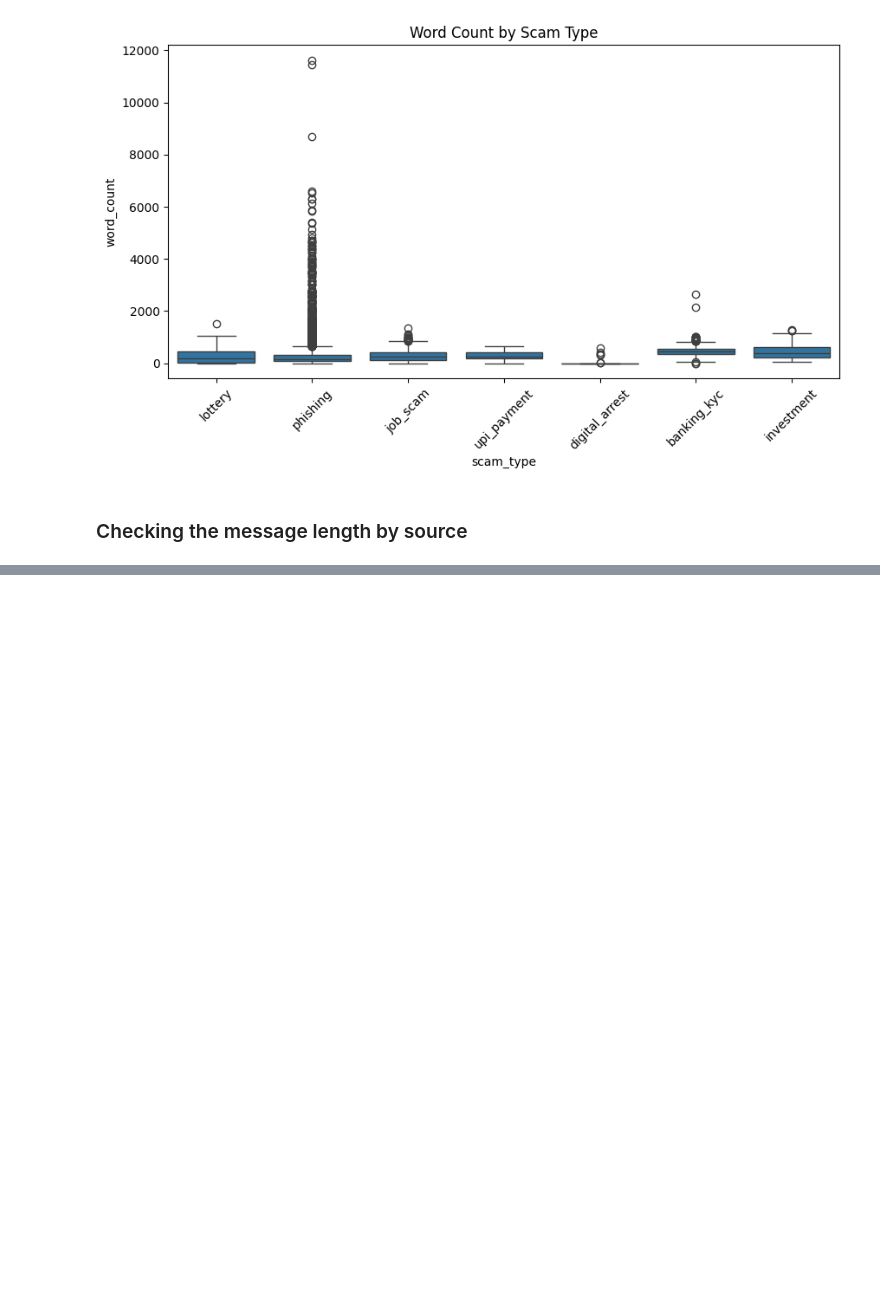
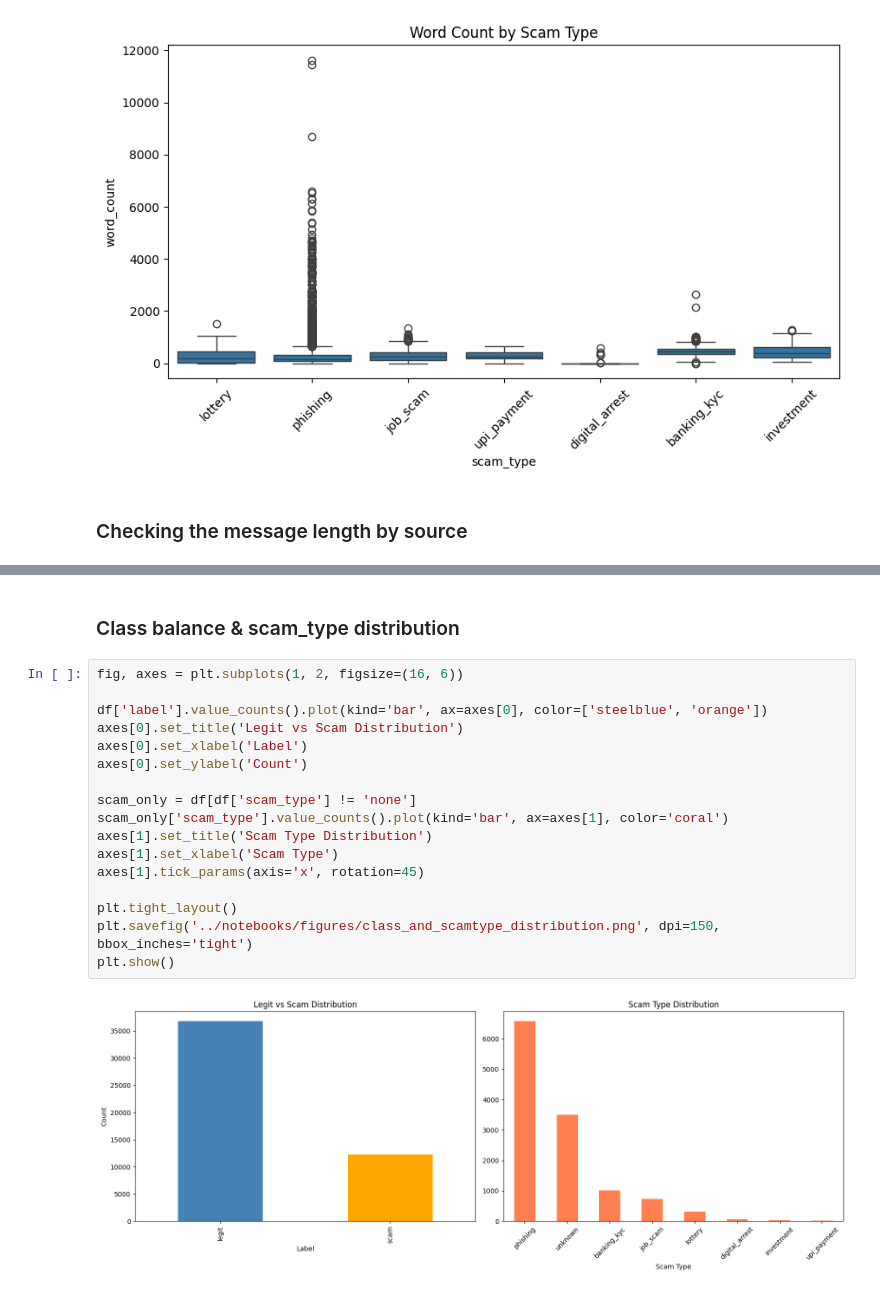
Before and after one commit to harsa4333/AI-ScamShield, a Jupyter notebook: notebooks/02_eda.ipynb, the cells around one changed output, grey strips where cells are left out. Saved outputs shown, nothing was run; the diff lists cells and outputs as text; blank space fills up the shorter version.

```diff
--- a/notebooks/02_eda.ipynb
+++ b/notebooks/02_eda.ipynb
@@ -76,0 +180,21 @@ plt.show()
+# %% [markdown]
+### Class balance & scam_type distribution ###
+# %%
+fig, axes = plt.subplots(1, 2, figsize=(16, 6))
+
+df['label'].value_counts().plot(kind='bar', ax=axes[0], color=['steelblue', 'orange'])
+axes[0].set_title('Legit vs Scam Distribution')
+axes[0].set_xlabel('Label')
+axes[0].set_ylabel('Count')
+
+scam_only = df[df['scam_type'] != 'none']
+scam_only['scam_type'].value_counts().plot(kind='bar', ax=axes[1], color='coral')
+axes[1].set_title('Scam Type Distribution')
+axes[1].set_xlabel('Scam Type')
+axes[1].tick_params(axis='x', rotation=45)
+
+plt.tight_layout()
+plt.savefig('../notebooks/figures/class_and_scamtype_distribution.png', dpi=150, bbox_inches='tight')
+plt.show()
+# %% [output]
+[figure, added]
```
Also changed, not shown: parts of 21 cells of this notebook, 4 other files.
